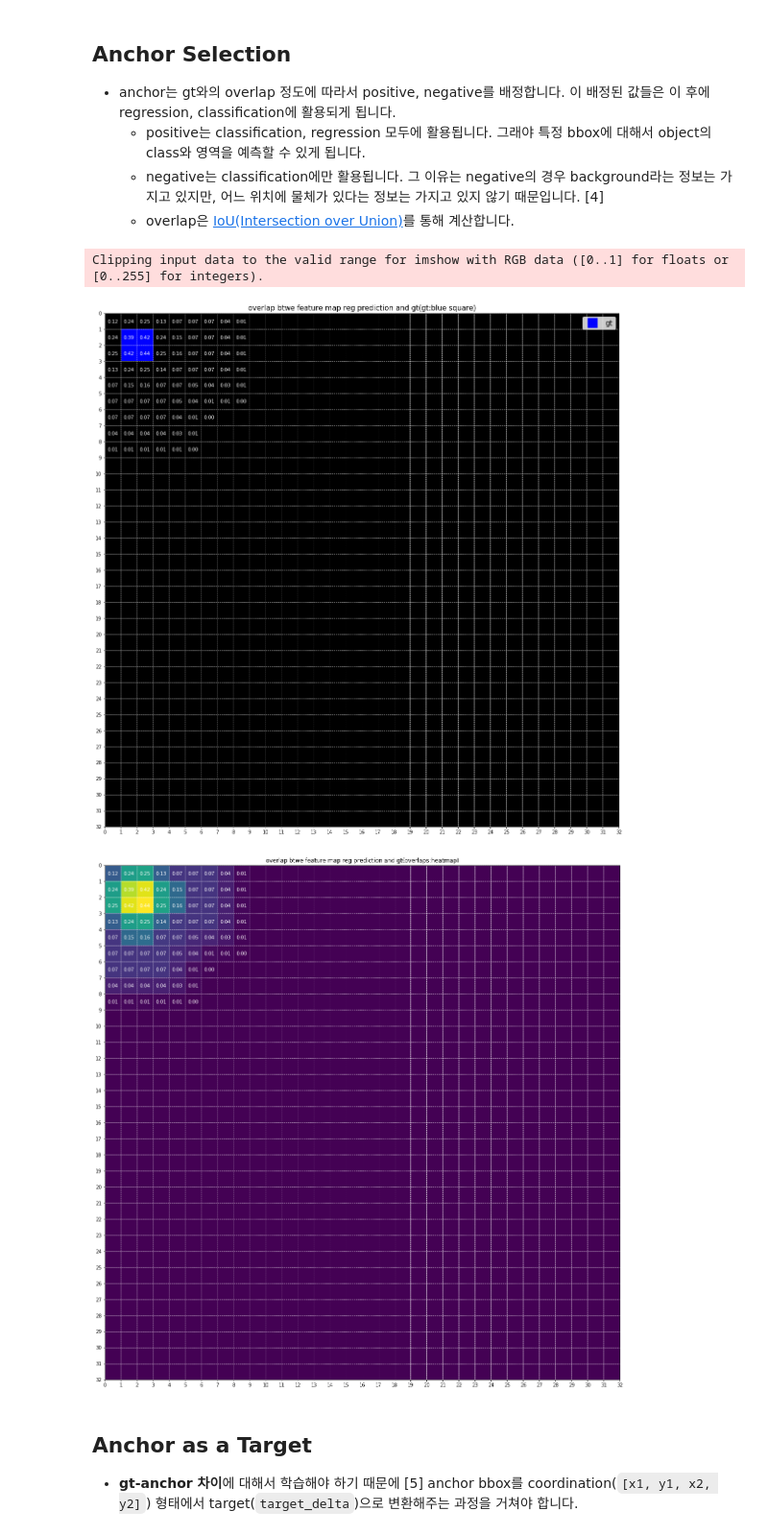
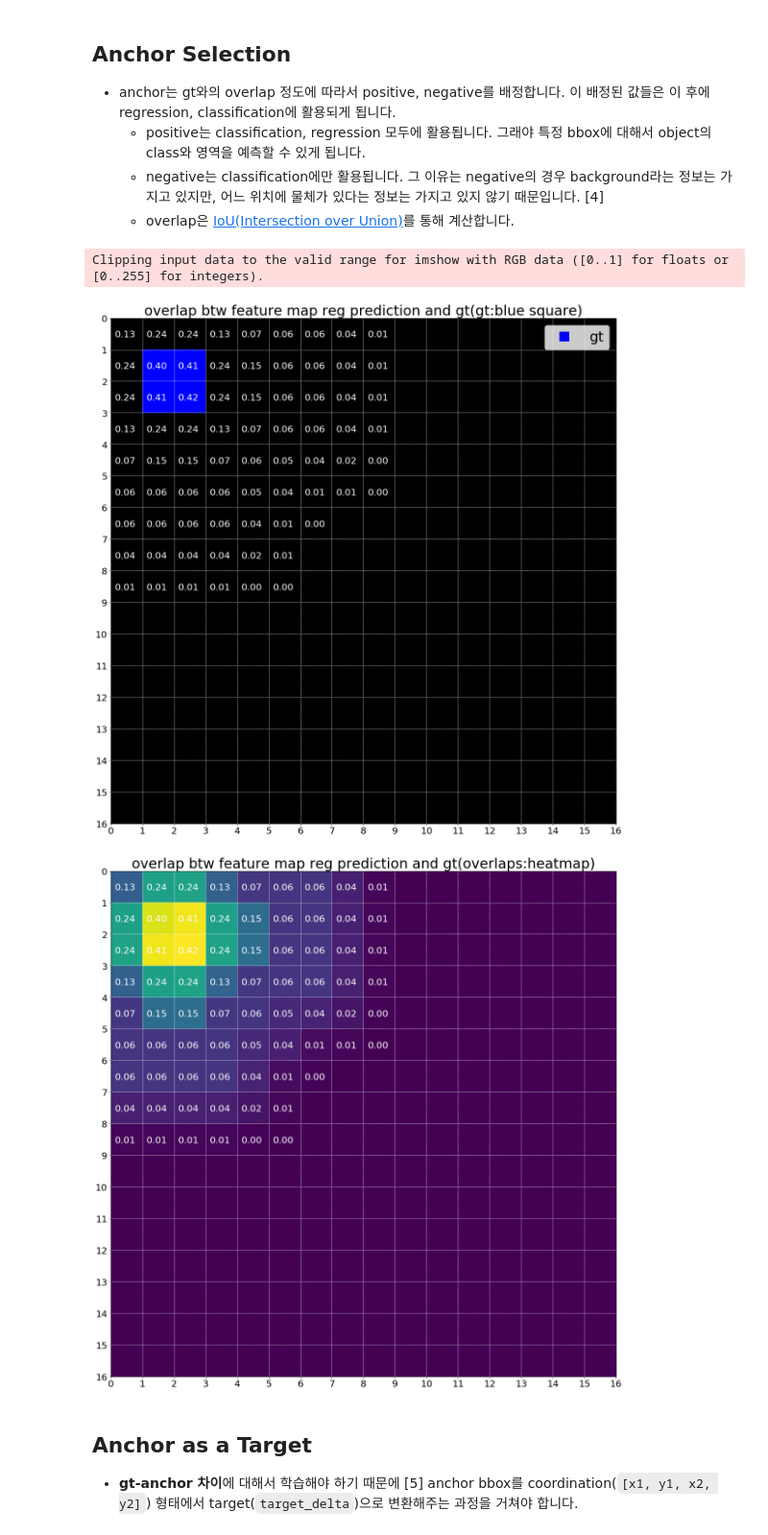
Before and after one commit to whikwon/mpmmdet, a Jupyter notebook: mmdet/anchor/anchor_target (modify).ipynb, the cells around one changed output. Shown at 96% size. Drawn from its saved outputs; the diff is of its cells as text; code cells hidden in the pictures.

```diff
--- a/mmdet/anchor/anchor_target (modify).ipynb
+++ b/mmdet/anchor/anchor_target (modify).ipynb
@@ -343,16 +353,21 @@ def prepare_base_figure(shape, grid_size, figsize=(20, 20)):
     return ax
 
 
-def draw_anchor_gt_overlaps(overlaps, gt_bboxes_list, grid_size=1, draw_gt=False, figsize=(20, 20)):
+def draw_anchor_gt_overlaps(overlaps, gt_bboxes_list, featmap_size,
+                            anchors_per_grid, anchor_stride,
+                            grid_size=1, draw_gt=False, figsize=(20, 20)):
     """Draw anchor overlaps w.r.t. gt bboxes
 
     Args:
-        overlaps (torch.Tensor): shape (sn, n, )
+        overlaps (torch.Tensor): shape (n, n, )
+        gt_bboxes_list (torch.Tensor):
+        anchors_per_grid (int):
+        anchor_stride (int):
         grid_size (int):
+        draw_gt (bool):
         figsize (tuple):
-        draw_gt (bool):
     """
-    max_anchor_overlaps = overlaps.reshape(32, 32, 9).cpu().numpy().max(axis=-1).copy()
+    max_anchor_overlaps = overlaps.reshape(*featmap_size, anchors_per_grid).cpu().numpy().max(axis=-1).copy()
     positive_overlaps = np.where(max_anchor_overlaps > 0)
 
     for gt_bbox in gt_bboxes_list:
@@ -360,27 +375,28 @@ def draw_anchor_gt_overlaps(overlaps, gt_bboxes_list, grid_size=1, draw_gt=False
 
     grid_x, grid_y = max_anchor_overlaps.shape[:2]
     ax = prepare_base_figure(max_anchor_overlaps.shape, grid_size, figsize)
-    title = "overlap btwe feature map reg prediction and gt"
+    title = "overlap btw feature map reg prediction and gt"
 
     if draw_gt:
         background_image = np.zeros([*max_anchor_overlaps.shape, 3])
         for gt_bbox in gt_bboxes_list:
-            x1, y1, x2, y2 = (gt_bbox // 16).numpy().astype(int)
+            x1, y1, x2, y2 = (gt_bbox // anchor_stride).numpy().astype(int)
             cv2.rectangle(background_image, (x1, y1), (x2-1, y2-1), (0, 0, 255), 1)
         ax.imshow(background_image, extent=[0, grid_x, grid_y, 0])
         title += "(gt:blue square)"
 
         legend_elements = [Line2D([0], [0], marker='s', color='b', markersize=20, lw= 0, label='gt')]
-        ax.legend(handles=legend_elements, loc='upper right', fontsize=15)
+        ax.legend(handles=legend_elements, loc='upper right', fontsize=30)
     else:
         ax.imshow(max_anchor_overlaps, extent=[0, grid_x, grid_y, 0])
         title += "(overlaps:heatmap)"
 
     for (x, y) in zip(*positive_overlaps):
-        ax.annotate(f"{max_anchor_overlaps[x, y]:.2f}", xy=(0, 0), xytext=(x+0.17, y+0.6), color='white')
-
+        ax.annotate(f"{max_anchor_overlaps[x, y]:.2f}", xy=(0, 0),
+                    xytext=(x+0.13, y+0.6), color='white', size=20)
+    ax.tick_params(axis='both', which='major', labelsize=20)
     plt.margins(0)
-    plt.title(title, fontsize=15)
+    plt.title(title, fontsize=30)
     plt.show()
 
 
@@ -418,9 +434,9 @@ def draw_pos_assigned_bboxes(image_shape, grid_size, gt_bboxes_list, pos_bboxes,
 
     image_x, image_y = image_shape[:2]
     ax.imshow(background_image, extent=[image_x, 0, image_y, 0])
-    ax.legend(handles=legend_elements, loc='upper right', fontsize=15)
+    ax.legend(handles=legend_elements, loc='upper right', fontsize=30)
 
-    plt.title("gt, prediction, anchor", fontsize=15)
+    plt.title("gt, prediction, anchor", fontsize=30)
     plt.show()
 # %%
 def draw_base_anchor_on_grid(base_anchor, figsize=(20, 20)):
@@ -538,16 +549,17 @@ def draw_anchor_samples_on_image(image_shape, base_anchor, all_anchors, shifts):
 # 1개 feature map에 대해서만 분석을 진행합니다.
 # multi-level feature map(FPN)이 사용되는 경우는 뒤에서 보도록 하겠습니다.
 
-base_size = 16
-anchor_stride = 16
+base_size = 32
+anchor_stride = 32
 scales = torch.Tensor([2, 4, 8])
 ratios = torch.Tensor([0.5, 1.0, 2.0])
-featmap_size = [32, 32]
+featmap_size = [16, 16]
 device = 'cpu'
-image_shape = [512, 512, 3]
+image_shape = [256, 256, 3]
+anchors_per_grid = len(scales) * len(ratios)
 
 # x1y1x2y2
-gt_bboxes_list = torch.FloatTensor([[16, 16, 16*3, 16*3]]).to(device)
+gt_bboxes_list = torch.FloatTensor([[32, 32, 32*3, 32*3]]).to(device)
 # %% [markdown]
 ### Base Anchor
 - base anchor를 원점이 중심인 좌표계에 그려봅니다. 이 base anchor는 scale \* ratio의 개수만큼 생성되며 feature map 각 pixel의 해당 위치에 존재하게 됩니다.
@@ -584,14 +596,15 @@ overlaps = bbox_overlaps(gt_bboxes_list, anchors)
 # %%
 assert overlaps.shape == (len(gt_bboxes_list), anchors.shape[0])
 # %%
-draw_anchor_gt_overlaps(overlaps, gt_bboxes_list, draw_gt=True)
+draw_anchor_gt_overlaps(overlaps, gt_bboxes_list, featmap_size,
+                        anchors_per_grid, anchor_stride=anchor_stride, draw_gt=True)
 # %% [output]
 Clipping input data to the valid range for imshow with RGB data ([0..1] for floats or [0..255] for integers).
-[figure, old version]
+[figure, new version]
 # %%
-draw_anchor_gt_overlaps(overlaps, gt_bboxes_list)
+draw_anchor_gt_overlaps(overlaps, gt_bboxes_list, featmap_size, anchors_per_grid, anchor_stride)
 # %% [output]
-[figure, old version]
+[figure, new version]
 # %%
 # gt와의 overlap에 따라 pos, negative를 배정.
 num_gts, assigned_gt_inds, max_overlaps = assign_wrt_overlaps(overlaps)
```
Also changed, not shown: parts of 11 cells of this notebook.
